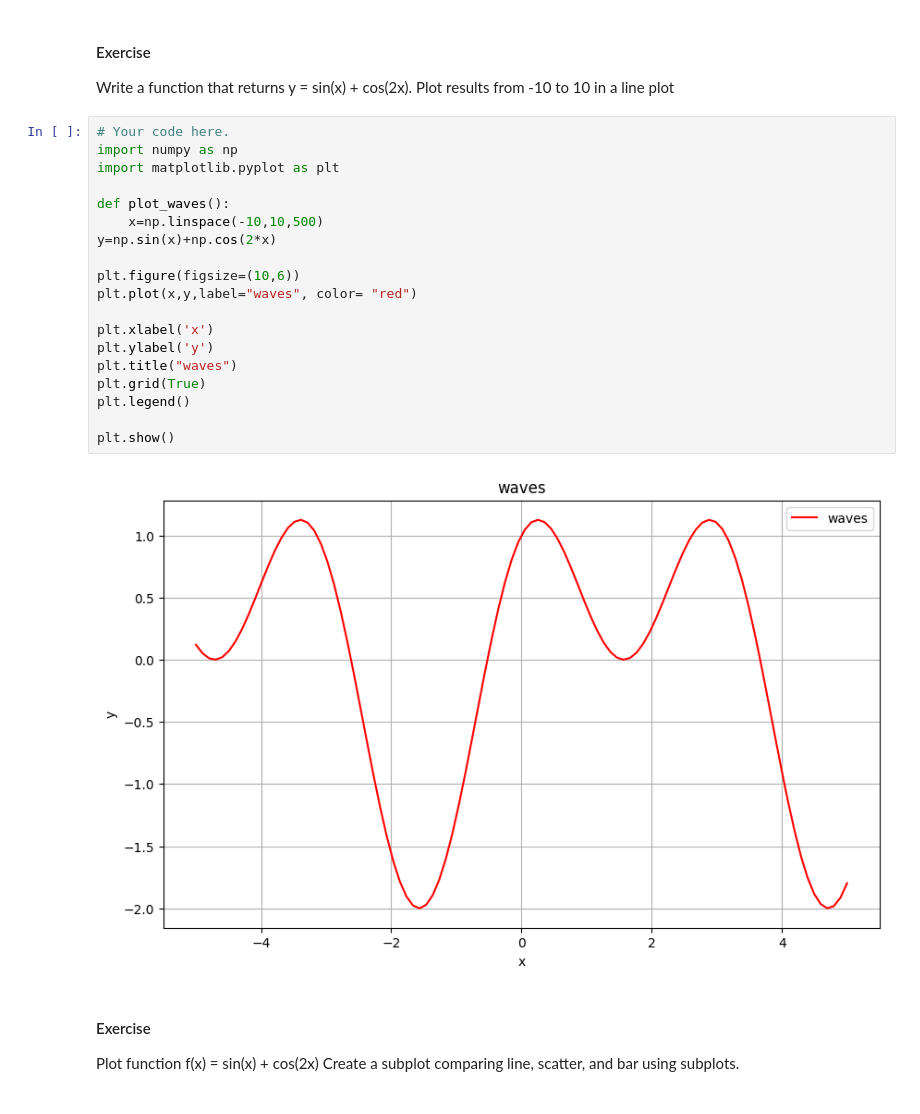
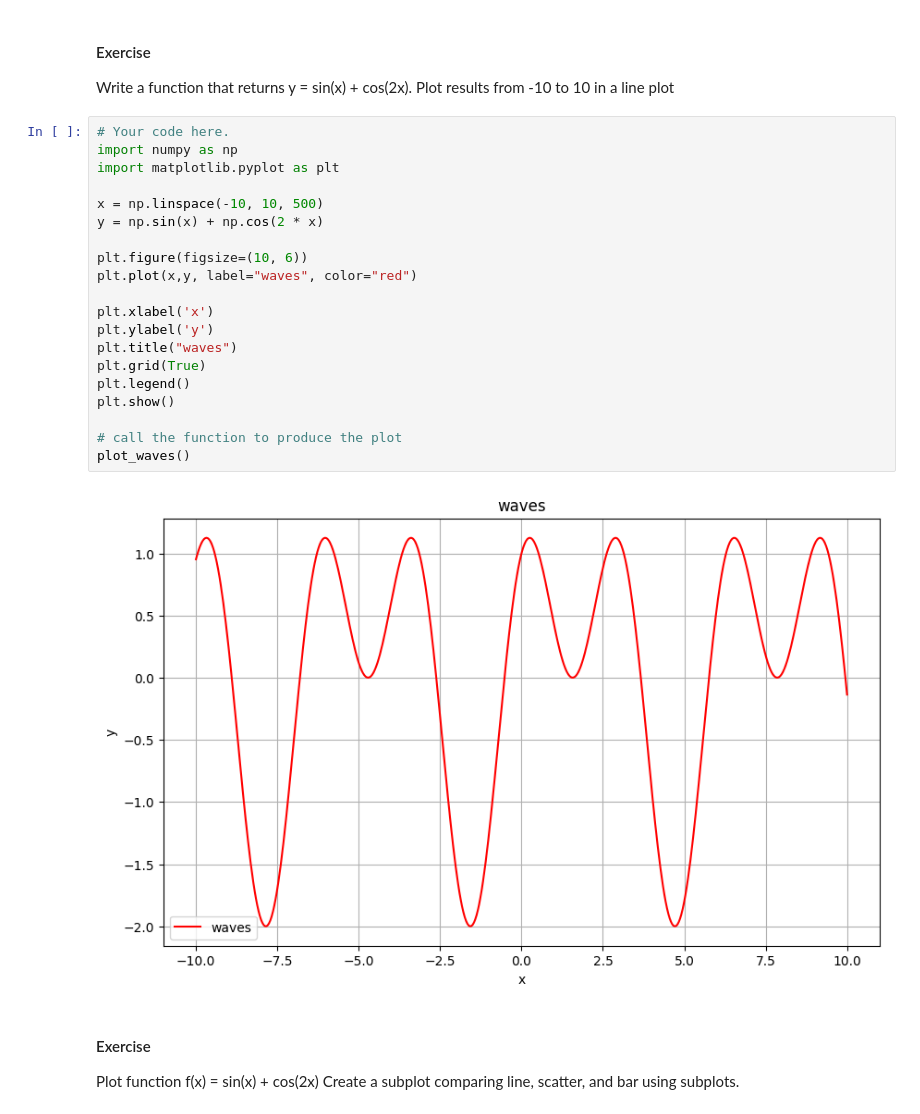
Before and after one commit to sshashkina/Engineering-Methods, a Jupyter notebook: Lecture 6_python_plotting.ipynb, the cells around one changed output. Drawn from its saved outputs; the diff is of its cells as text.

```diff
--- a/Lecture 6_python_plotting.ipynb
+++ b/Lecture 6_python_plotting.ipynb
@@ -333,24 +333,25 @@ Plot results from -10 to 10 in a line plot
 # %%
 # Your code here.
 import numpy as np
 import matplotlib.pyplot as plt
 
-def plot_waves():
-    x=np.linspace(-10,10,500)
-y=np.sin(x)+np.cos(2*x)
+x = np.linspace(-10, 10, 500)
+y = np.sin(x) + np.cos(2 * x)
 
-plt.figure(figsize=(10,6))
-plt.plot(x,y,label="waves", color= "red")
+plt.figure(figsize=(10, 6))
+plt.plot(x,y, label="waves", color="red")
 
 plt.xlabel('x')
 plt.ylabel('y')
 plt.title("waves")
 plt.grid(True)
 plt.legend()
+plt.show()
 
-plt.show()
+# call the function to produce the plot
+plot_waves()
 # %% [output]
-[figure, old version]
+[figure, new version]
 # %% [markdown]
 #### Exercise
 Plot function f(x) = sin(x) + cos(2x)
```
Also changed, not shown: parts of 1 cell of this notebook, 2 other files.
